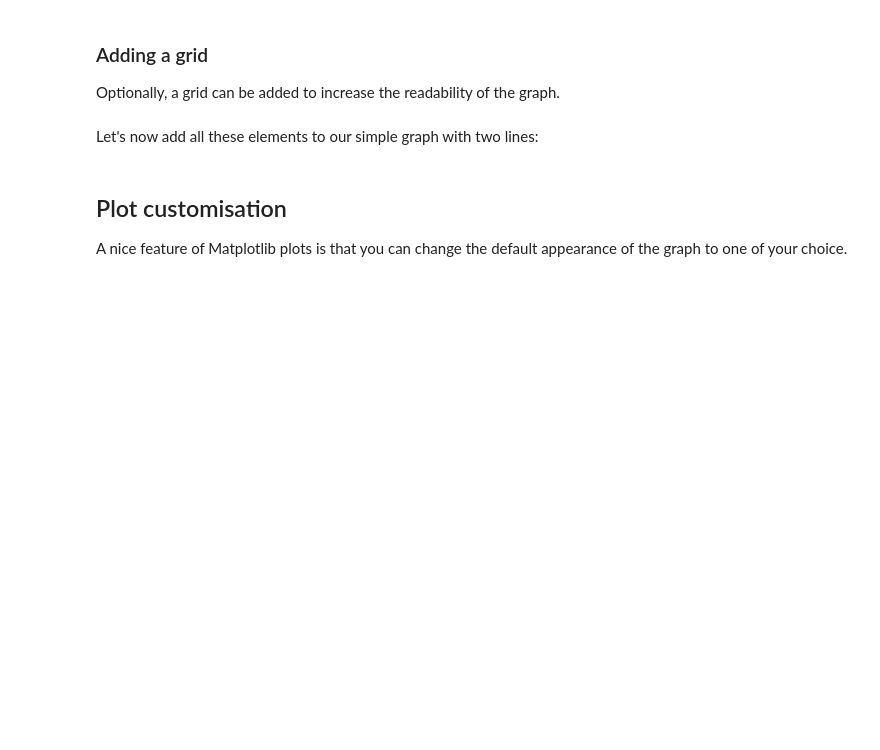
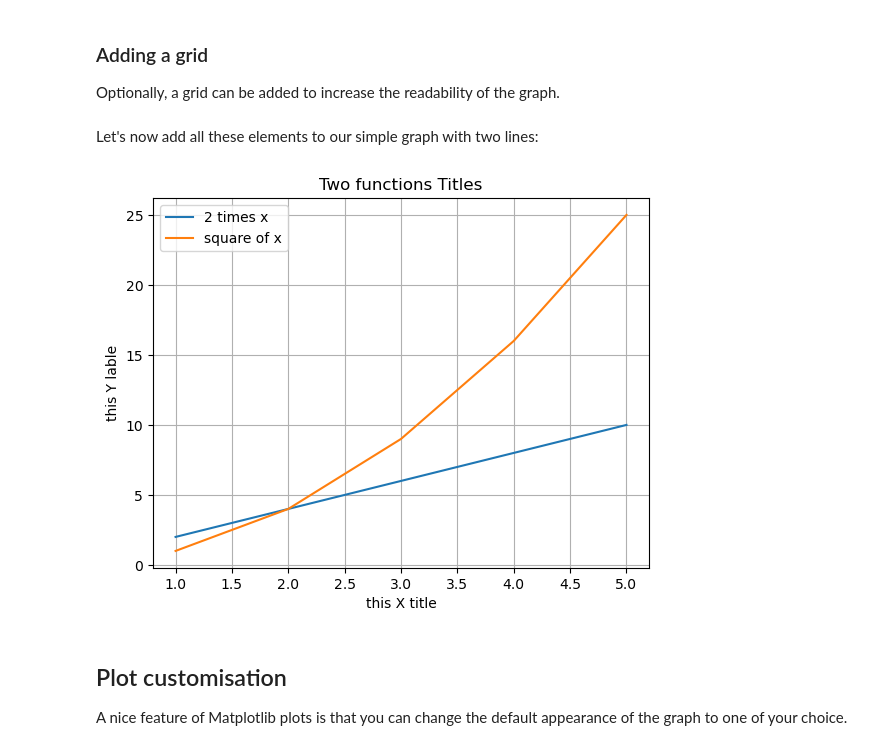
Before and after one commit to xtawfnhdx/ZiRuPythonWork, a Jupyter notebook: Part11/852L1-DataCoding-Lecture10.ipynb, the cells around one changed output. Drawn from its saved outputs; the diff is of its cells as text; code cells hidden in the pictures; blank space fills up the shorter version.

```diff
--- a/Part11/852L1-DataCoding-Lecture10.ipynb
+++ b/Part11/852L1-DataCoding-Lecture10.ipynb
@@ -213,27 +237,29 @@ Let's now add all these elements to our simple graph with two lines:
 # %%
 x1 = [1, 2, 3, 4, 5]
 y1 = [2, 4, 6, 8, 10]
 plt.plot(x1, y1, label="2 times x")
 
 x2 = [1, 2, 3, 4, 5]
 y2 = [1, 4, 9, 16, 25]
 plt.plot(x2, y2, label="square of x")
 
 # Create the legend
 plt.legend()
 
 # Add axes labels
-plt.xlabel("x")
-plt.ylabel("y")
+plt.xlabel("this X title")
+plt.ylabel("this Y lable")
 
 # Add title
-plt.title("Two functions")
+plt.title("Two functions Titles")
 
 # Add grid
 plt.grid()
 
 # Display the graph
 plt.show()
+# %% [output]
+[figure, added]
 # %% [markdown]
 ## Plot customisation
 
```
Also changed, not shown: parts of 14 cells of this notebook, 14 other files.
